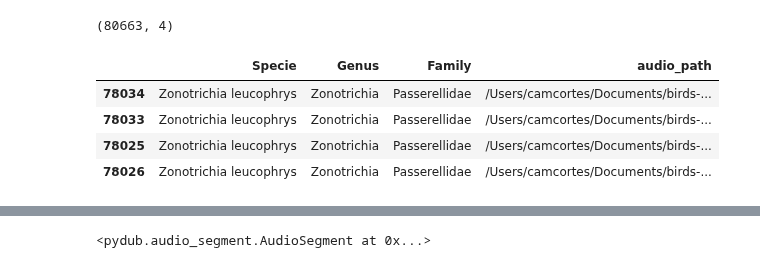
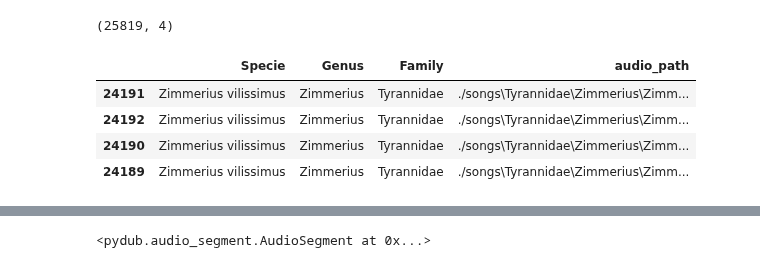
Before and after one commit to camiloacp/The-Evolutionary-Structure-of-Acoustic-Learnability-A-Deep-Learning-Approach-to-Neotropical-Birdsong, a Jupyter notebook: notebooks/01 Paths.ipynb, the cells around one changed output, grey strips where cells are left out. Drawn from its saved outputs; the diff is of its cells as text; code cells hidden in the pictures.

```diff
--- a/notebooks/01 Paths.ipynb
+++ b/notebooks/01 Paths.ipynb
@@ -16,63 +16,53 @@ def obtener_paths_cantos(base_dir):
 
     # Recorrer las familias
     for familia in os.listdir(base_dir):
-        if familia == '.DS_Store':
-            continue
         familia_path = os.path.join(base_dir, familia)
         if os.path.isdir(familia_path):
             # Recorrer los géneros
             for genero in os.listdir(familia_path):
-                if genero == '.DS_Store':
-                    continue
                 genero_path = os.path.join(familia_path, genero)
                 if os.path.isdir(genero_path):
                     # Recorrer las especies
                     for especie in os.listdir(genero_path):
-                        if especie == '.DS_Store':
-                            continue
                         especie_path = os.path.join(genero_path, especie)
                         if os.path.isdir(especie_path):
                             # Recorrer los nombres comunes
                             for nombre_comun in os.listdir(especie_path):
-                                if nombre_comun == '.DS_Store':
-                                    continue
                                 nombre_comun_path = os.path.join(especie_path, nombre_comun)
                                 if os.path.isdir(nombre_comun_path):
                                     # Recorrer los cantos
                                     for canto in os.listdir(nombre_comun_path):
-                                        if canto == '.DS_Store':
-                                            continue
                                         canto_path = os.path.join(nombre_comun_path, canto)
                                         if os.path.isfile(canto_path):
+                                            # Añadir la información al DataFrame
                                             data.append({
                                                 'Specie': especie,
                                                 'Genus': genero,
                                                 'Family': familia,
                                                 'audio_path': canto_path
                                             })
 
     # Crear el DataFrame
     df = pd.DataFrame(data)
     return df
 
 # Definir la ruta base
-base_dir = '/Users/camcortes/Documents/birds-sounds/notebooks/songs'
+base_dir = './songs'
 
 # Obtener el DataFrame
 df = obtener_paths_cantos(base_dir)
+print(df.shape)
+df = df.sort_values(by=['Specie'], ascending=False)
 
-# Mostrar el DataFrame
-print(df.shape)
-# ordenar por especie de forma descendente
-df = df.sort_values(by=['Specie'], ascending=False)
+# Mostrar las primeras 4 filas
 df.head(4)
 # %% [output]
-(80663, 4)
+(25819, 4)
 |  | Specie | Genus | Family | audio_path |
-| 78034 | Zonotrichia leucophrys | Zonotrichia | Passerellidae | /Users/camcortes/Documents/birds-... |
-| 78033 | Zonotrichia leucophrys | Zonotrichia | Passerellidae | /Users/camcortes/Documents/birds-... |
-| 78025 | Zonotrichia leucophrys | Zonotrichia | Passerellidae | /Users/camcortes/Documents/birds-... |
-| 78026 | Zonotrichia leucophrys | Zonotrichia | Passerellidae | /Users/camcortes/Documents/birds-... |
+| 24191 | Zimmerius vilissimus | Zimmerius | Tyrannidae | ./songs\Tyrannidae\Zimmerius\Zimm... |
+| 24192 | Zimmerius vilissimus | Zimmerius | Tyrannidae | ./songs\Tyrannidae\Zimmerius\Zimm... |
+| 24190 | Zimmerius vilissimus | Zimmerius | Tyrannidae | ./songs\Tyrannidae\Zimmerius\Zimm... |
+| 24189 | Zimmerius vilissimus | Zimmerius | Tyrannidae | ./songs\Tyrannidae\Zimmerius\Zimm... |
 # %%
 def get_split_unique(path, base_filename):
     # Carga el archivo de audio
```
Also changed, not shown: parts of 10 cells of this notebook, 6 other files.
